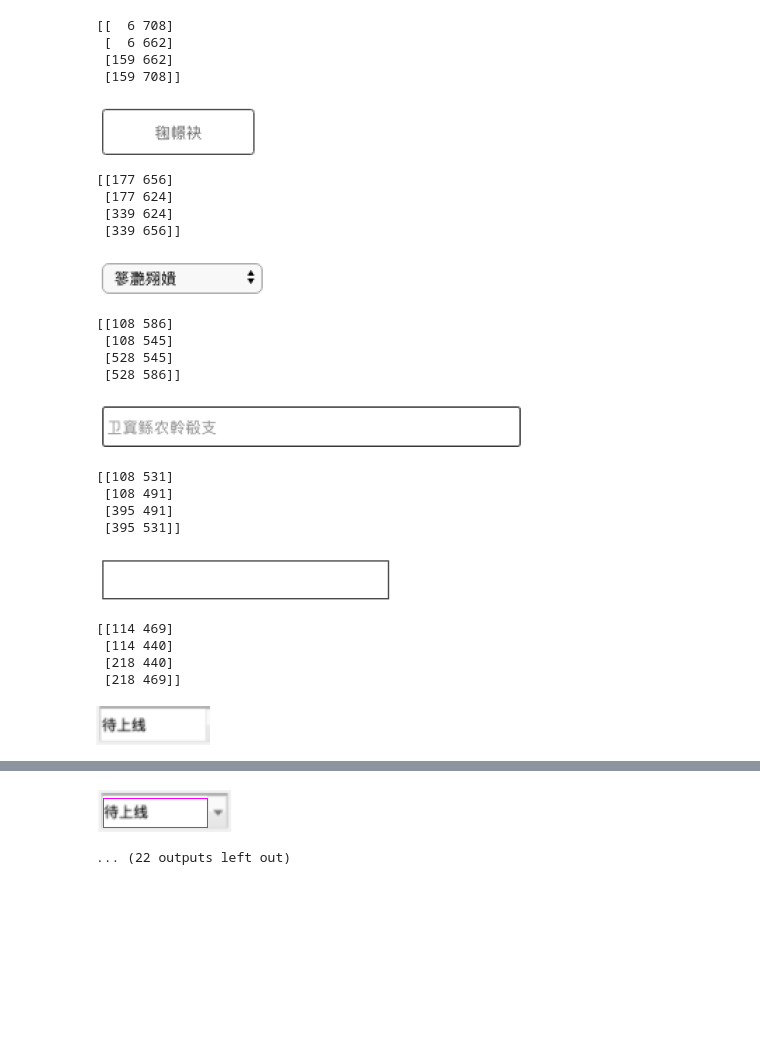
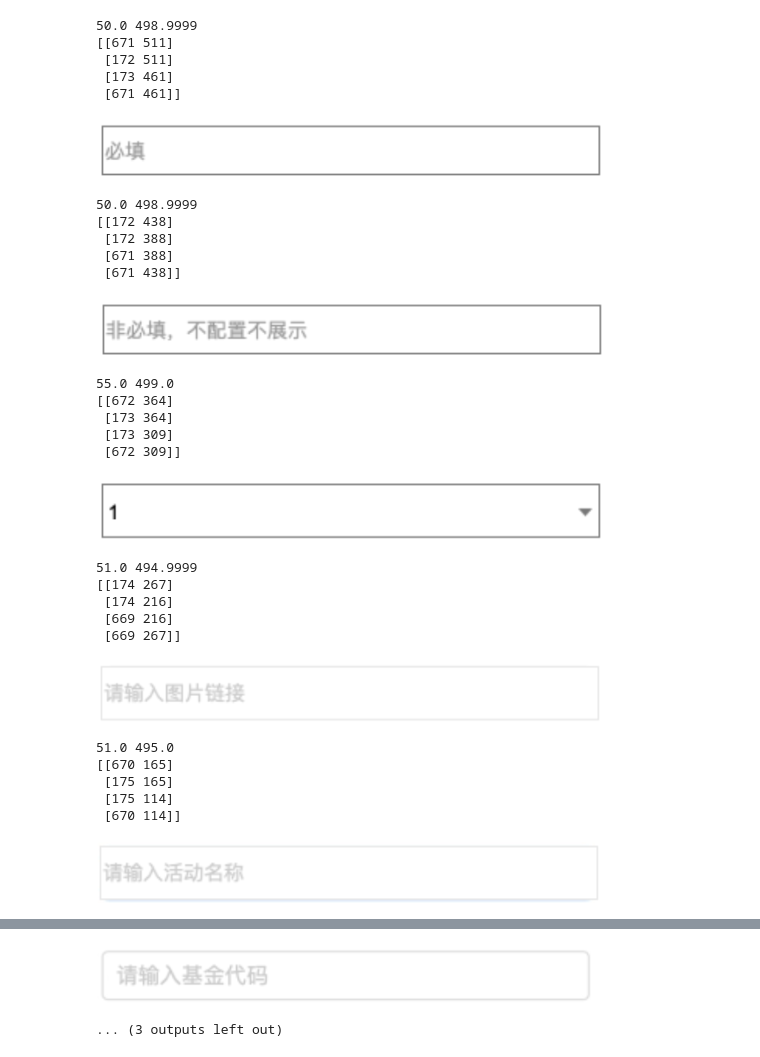
Before and after one commit to yuxizhe/HTML-UI-datasets-generate, a Jupyter notebook: cv后分类.ipynb, the cells around one changed output, grey strips where cells are left out. Cells and saved outputs as stored; diff of their text form; code cells hidden in the pictures; blank space fills up the shorter version.

Commit message:
fix: boxPoints 返回无顺序

```diff
--- a/cv后分类.ipynb
+++ b/cv后分类.ipynb
@@ -46,17 +46,22 @@ def cv_get_block(location):
       #只保留需要的轮廓
       if (h > 500 or w > 600):
           continue
-      if (h < 10 or w < 50):
+      if (h < 30 or w < 60):
           continue
 
+      # 这个返回坐标点顺序是随机的
       box = cv2.boxPoints(rect)  # 计算最小面积矩形的坐标
       box = np.int0(box)  # 将坐标规范化为整数
       trueBoxes.append(box)
       # 取出图片
       # image[y:y+h, x:x+w]
+      print(h,w)
       print(box)
-      cropped = img[box[1][1]-5:box[0][1]+5,box[0][0]-5:box[3][0]+5]
-
+      # 因为boxPoints返回坐标点顺序是随机的，无法使用顺序计算
+      #cropped = img[box[2][1]-5 : box[0][1]+5, box[2][0]-5 : box[0][0]+5 ]
+      cropped = img[
+                    min(box[2][1],box[0][1])-5:max(box[2][1],box[0][1])+5,
+                    min(box[2][0],box[0][0])-5:max(box[2][0],box[0][0])+5]
       cv2_imshow(cropped)
 
       cropped = resize_image(cropped)
@@ -118,7 +123,7 @@ def result_show_in_image(img, boxes, predicted_name):
   for index in range(len(boxes)):
     box = boxes[index]
     name = predicted_name[index]
-    cv2.putText(img, name, (box[0][0], box[0][1]), cv2.FONT_HERSHEY_SIMPLEX, 1, (225,0,225), 1)
+    cv2.putText(img, name, (min(box[2][0],box[0][0]) + 10, max(box[2][1],box[0][1]) - 10), cv2.FONT_HERSHEY_SIMPLEX, 0.5, (225,0,225), 1)
   cv2_imshow(img)
 # %%
 # 显示 ImageDataGenerator 处理后的图形
@@ -140,49 +145,54 @@ html_model = tf.keras.models.load_model('/content/model/')
 datagen = ImageDataGenerator(rescale=(1/255))
 # %%
 # 从图片CV获取元素
-images,boxes,img = cv_get_block('/content/pic/train/7.png')
+images,boxes,img = cv_get_block('/content/截屏2020-05-15下午3.44.04.png')
 
 # 矩形元素 通过ImageDataGenerator 图像进一步处理
 # 需要注意的是，通过flow输出的数据是乱序的，并不会严格安装输入的顺序，所以对应关系要存储在label中
 input_data = datagen.flow(images, boxes)
 image_batch, boxes_batch = next(input_data)
 # 预测元素
 predicted_batch = html_model.predict(image_batch)
 
 # 结果归一
 predicted_id = np.argmax(predicted_batch, axis=-1)
 
 class_name = np.array(['Input', 'Select', 'Button'])
 # 结果对应上名字
 predicted_name = class_name[predicted_id]
 print(predicted_name)
 # 图示结果
-result_show(image_batch, predicted_name)
+#result_show(image_batch, predicted_name)
 
 result_show_in_image(img, boxes_batch, predicted_name)
 # %% [output]
-[[  6 708]
- [  6 662]
- [159 662]
- [159 708]]
+50.0 498.9999
+[[671 511]
+ [172 511]
+ [173 461]
+ [671 461]]
-[figure, old version]
+[figure, new version]
-[[177 656]
- [177 624]
- [339 624]
- [339 656]]
+50.0 498.9999
+[[172 438]
+ [172 388]
+ [671 388]
+ [671 438]]
-[figure, old version]
+[figure, new version]
-[[108 586]
- [108 545]
- [528 545]
- [528 586]]
+55.0 499.0
+[[672 364]
+ [173 364]
+ [173 309]
+ [672 309]]
-[figure, old version]
+[figure, new version]
-[[108 531]
- [108 491]
- [395 491]
- [395 531]]
+51.0 494.9999
+[[174 267]
+ [174 216]
+ [669 216]
+ [669 267]]
-[figure, old version]
+[figure, new version]
-[[114 469]
- [114 440]
- [218 440]
- [218 469]]
+51.0 495.0
+[[670 165]
+ [175 165]
+ [175 114]
+ [670 114]]
-[figure, old version]
+[figure, new version]
@@ -193,2 +204,2 @@ result_show_in_image(img, boxes_batch, predicted_name)
-[figure, old version]
+[figure, new version]
-... (22 outputs left out)
+... (3 outputs left out)
```
Also changed, not shown: parts of 1 cell of this notebook.
